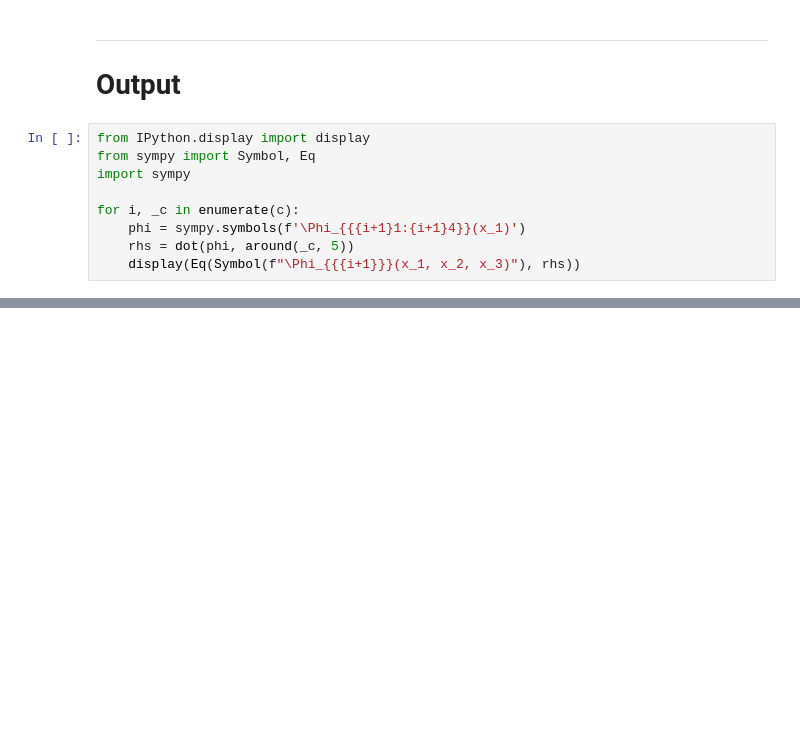
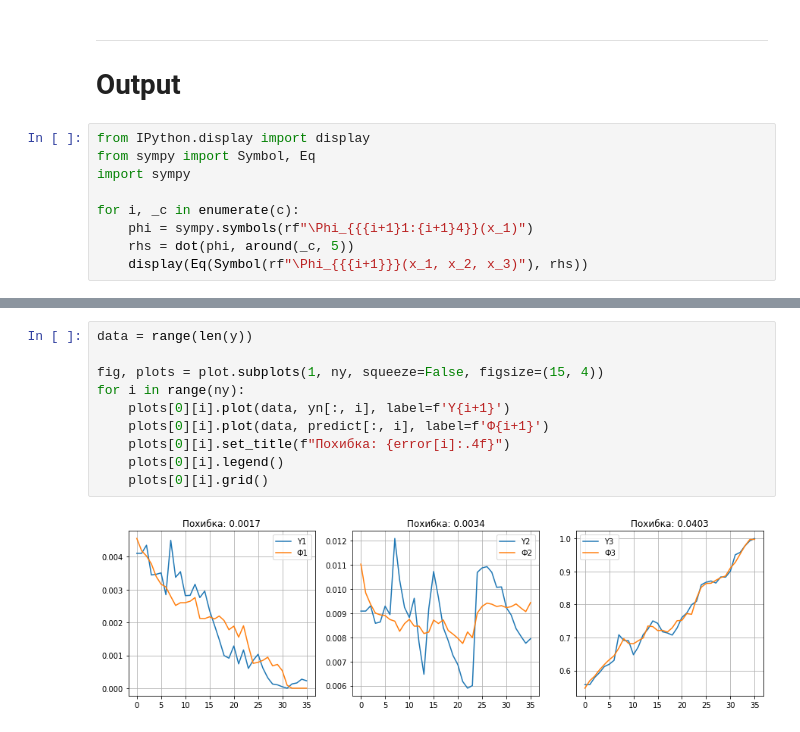
Before and after one commit to Teasotea/SystemAnalysis, a Jupyter notebook: lab2.ipynb, the cells around one changed output, grey strips where cells are left out. Drawn from its saved outputs; the diff is of its cells as text; blank space fills up the shorter version.

```diff
--- a/lab2.ipynb
+++ b/lab2.ipynb
@@ -208,7 +220,7 @@ from sympy import Symbol, Eq
 import sympy
 
 for i, _c in enumerate(c):
-    phi = sympy.symbols(f'\Phi_{{{i+1}1:{i+1}4}}(x_1)')
+    phi = sympy.symbols(rf"\Phi_{{{i+1}1:{i+1}4}}(x_1)")
     rhs = dot(phi, around(_c, 5))
-    display(Eq(Symbol(f"\Phi_{{{i+1}}}(x_1, x_2, x_3)"), rhs))
+    display(Eq(Symbol(rf"\Phi_{{{i+1}}}(x_1, x_2, x_3)"), rhs))
 # %% [output]
@@ -261,0 +271,12 @@ plot.show()
+# %%
+data = range(len(y))
+
+fig, plots = plot.subplots(1, ny, squeeze=False, figsize=(15, 4))
+for i in range(ny):
+    plots[0][i].plot(data, yn[:, i], label=f'Y{i+1}')
+    plots[0][i].plot(data, predict[:, i], label=f'Ф{i+1}')
+    plots[0][i].set_title(f"Похибка: {error[i]:.4f}")
+    plots[0][i].legend()
+    plots[0][i].grid()
+# %% [output]
+[figure, added]
```
Also changed, not shown: parts of 14 cells of this notebook, 1 other file.
